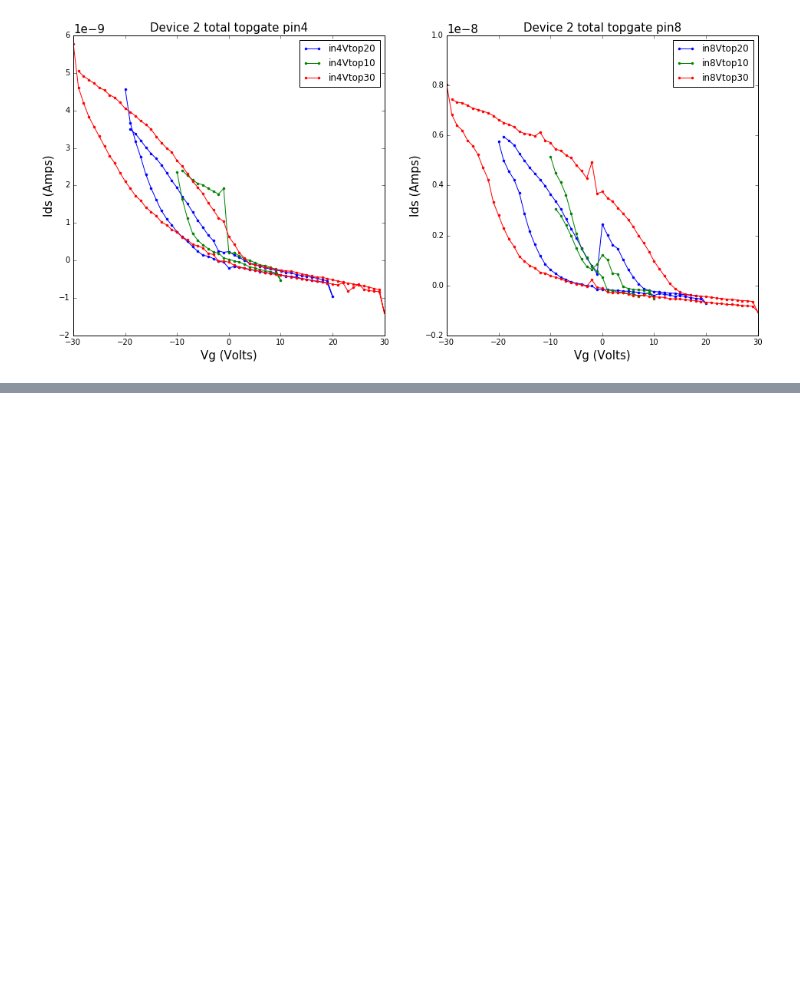
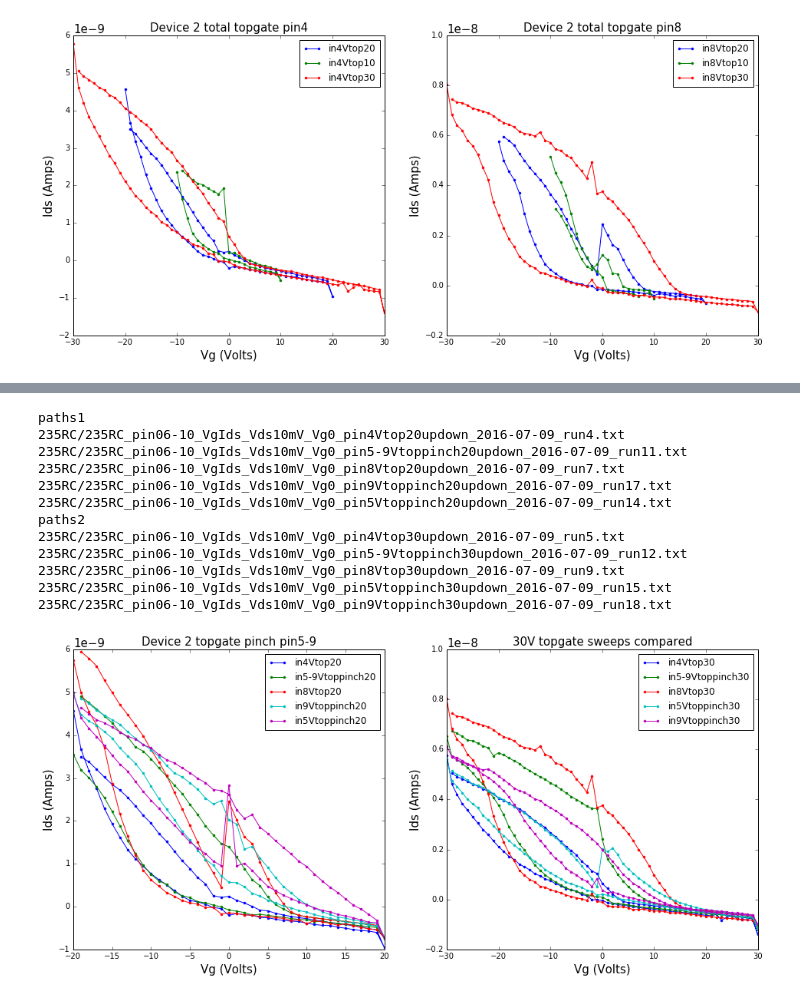
Before and after one commit to leobrowning92/slo-data-analysis, a Jupyter notebook: 235RC_analysis1_backgate.ipynb, the cells around one changed output, grey strips where cells are left out. Saved outputs shown, nothing was run; the diff lists cells and outputs as text; code cells hidden in the pictures; blank space fills up the shorter version.

```diff
--- a/235RC_analysis1_backgate.ipynb
+++ b/235RC_analysis1_backgate.ipynb
@@ -662,0 +720,51 @@ paths1
+# %%
+paths1,paths2=[],[]
+listdir=os.listdir("235RC/")
+for path in listdir:
+    if "VgIds" in path and "Vg0" in path:
+        if  "2016-07-09" in path and "20updown" in path and "top" in path:
+            paths1.append(os.path.join("235RC",path))
+        if  "2016-07-09" in path and "30updown" in path and "top" in path:
+            paths2.append(os.path.join("235RC",path))
+def printlist(inlist):
+    for i in inlist:
+        print (i)
+print("paths1")
+printlist(paths1)
+print("paths2")
+printlist(paths2)
+labels1=[
+    "pin02-12 pinch",
+    "pin11 total",
+    "pin02 partial",
+    "pin12 partial",
+    "pin01 total"
+]
+colors1=['g','b','r','r','b']
+
+fig=plt.figure(figsize=(16,7))
+ax1=plt.subplot(121)
+plotsweepstop(ax1,paths1,"Device 2 topgate pinch pin5-9")#,labels=labels1,colors=colors1)
+ax2=plt.subplot(122)
+plotsweepstop(ax2,paths2,"30V topgate sweeps compared")
+
+offset_text = ax1.yaxis.get_offset_text()
+offset_text.set_size(15)
+offset_text = ax2.yaxis.get_offset_text()
+offset_text.set_size(15)
+
+# fig.savefig(os.path.join("plots",) format="jpg")
+# %% [output]
+paths1
+235RC/235RC_pin06-10_VgIds_Vds10mV_Vg0_pin4Vtop20updown_2016-07-09_run4.txt
+235RC/235RC_pin06-10_VgIds_Vds10mV_Vg0_pin5-9Vtoppinch20updown_2016-07-09_run11.txt
+235RC/235RC_pin06-10_VgIds_Vds10mV_Vg0_pin8Vtop20updown_2016-07-09_run7.txt
+235RC/235RC_pin06-10_VgIds_Vds10mV_Vg0_pin9Vtoppinch20updown_2016-07-09_run17.txt
+235RC/235RC_pin06-10_VgIds_Vds10mV_Vg0_pin5Vtoppinch20updown_2016-07-09_run14.txt
+paths2
+235RC/235RC_pin06-10_VgIds_Vds10mV_Vg0_pin4Vtop30updown_2016-07-09_run5.txt
+235RC/235RC_pin06-10_VgIds_Vds10mV_Vg0_pin5-9Vtoppinch30updown_2016-07-09_run12.txt
+235RC/235RC_pin06-10_VgIds_Vds10mV_Vg0_pin8Vtop30updown_2016-07-09_run9.txt
+235RC/235RC_pin06-10_VgIds_Vds10mV_Vg0_pin5Vtoppinch30updown_2016-07-09_run15.txt
+235RC/235RC_pin06-10_VgIds_Vds10mV_Vg0_pin9Vtoppinch30updown_2016-07-09_run18.txt
+[figure, added]
```
Also changed, not shown: parts of 7 cells of this notebook, 29 other files.
